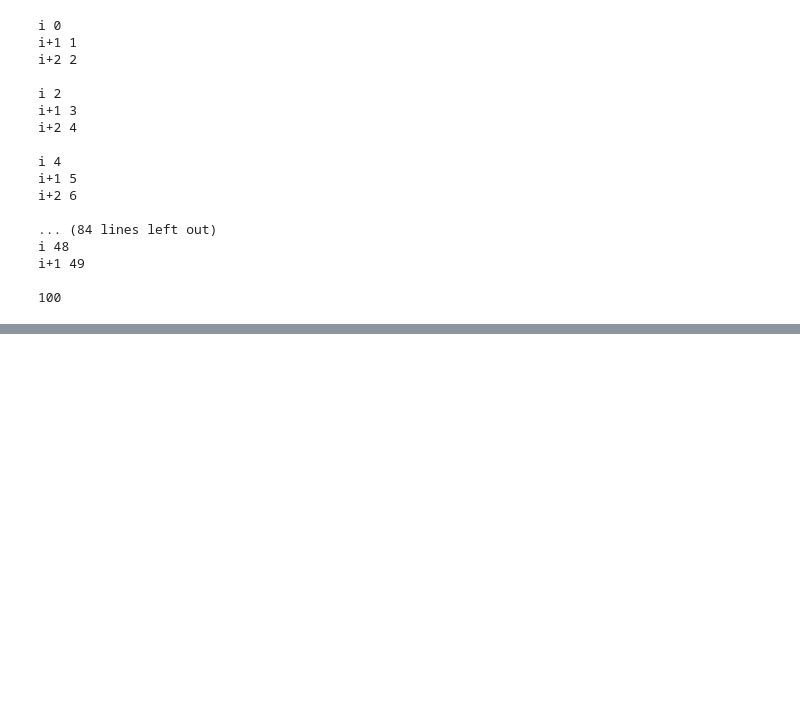
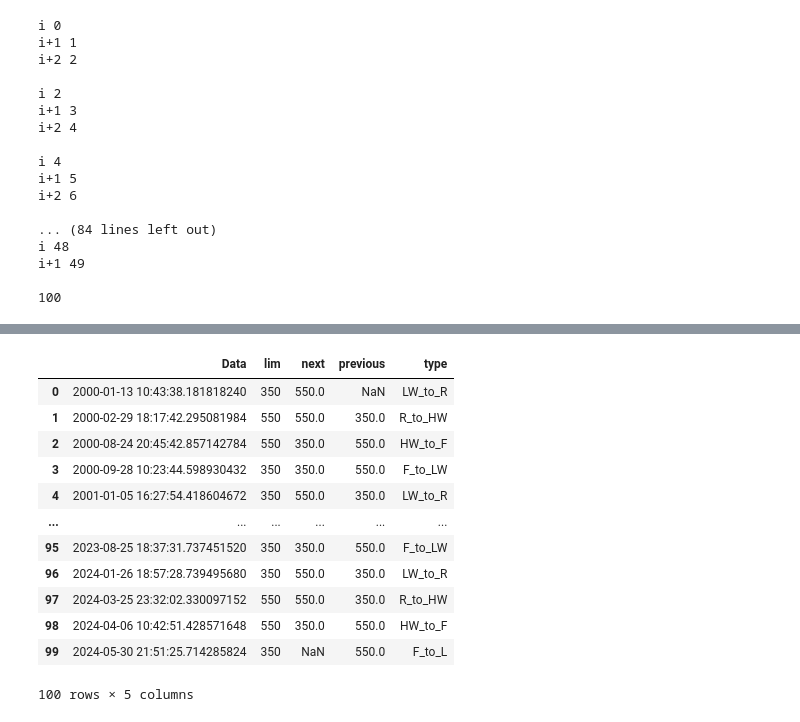
Before and after one commit to larissavaladao/py6s_harmonize_sample, a Jupyter notebook: 6. parameters_by_period/1.set_periods.ipynb, the cells around one changed output, grey strips where cells are left out. Cells and saved outputs as stored; diff of their text form; code cells hidden in the pictures; blank space fills up the shorter version.

```diff
--- a/6. parameters_by_period/1.set_periods.ipynb
+++ b/6. parameters_by_period/1.set_periods.ipynb
@@ -359,0 +361,3 @@ df
+# %%
+df['next'] = df['lim'].shift(-1)
+df['previous'] = df['lim'].shift(+1)
@@ -359,0 +378,28 @@ df
+# %%
+def set_transition(row):
+  if row['lim'] == 350 and row['next'] == 550:
+    return'LW_to_R'
+  elif row['lim'] == 550 and row['next'] == 550:
+    return'R_to_HW'
+  elif row['lim'] == 550 and row['next'] == 350:
+    return'HW_to_F'
+  elif row['lim'] == 350 and row['next'] == 350:
+    return'F_to_LW'
+  elif row['lim'] == 350 and row['previous'] == 550:
+    return 'F_to_L'
+df['type'] = df.apply(lambda row: set_transition(row),axis=1)
+df
+# %% [output]
+|  | Data | lim | next | previous | type |
+| 0 | 2000-01-13 10:43:38.181818240 | 350 | 550.0 | NaN | LW_to_R |
+| 1 | 2000-02-29 18:17:42.295081984 | 550 | 550.0 | 350.0 | R_to_HW |
+| 2 | 2000-08-24 20:45:42.857142784 | 550 | 350.0 | 550.0 | HW_to_F |
+| 3 | 2000-09-28 10:23:44.598930432 | 350 | 350.0 | 550.0 | F_to_LW |
+| 4 | 2001-01-05 16:27:54.418604672 | 350 | 550.0 | 350.0 | LW_to_R |
+| ... | ... | ... | ... | ... | ... |
+| 95 | 2023-08-25 18:37:31.737451520 | 350 | 350.0 | 550.0 | F_to_LW |
+| 96 | 2024-01-26 18:57:28.739495680 | 350 | 550.0 | 350.0 | LW_to_R |
+| 97 | 2024-03-25 23:32:02.330097152 | 550 | 550.0 | 350.0 | R_to_HW |
+| 98 | 2024-04-06 10:42:51.428571648 | 550 | 350.0 | 550.0 | HW_to_F |
+| 99 | 2024-05-30 21:51:25.714285824 | 350 | NaN | 550.0 | F_to_L |
+100 rows × 5 columns
```
Also changed, not shown: parts of 5 cells of this notebook.
